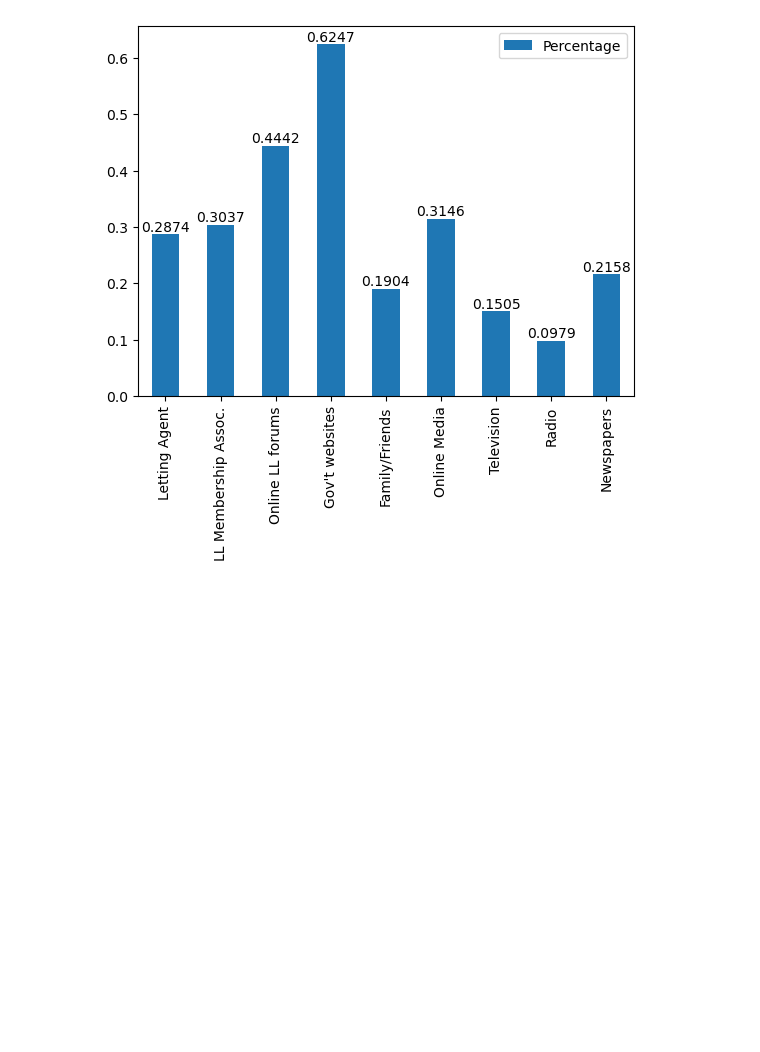
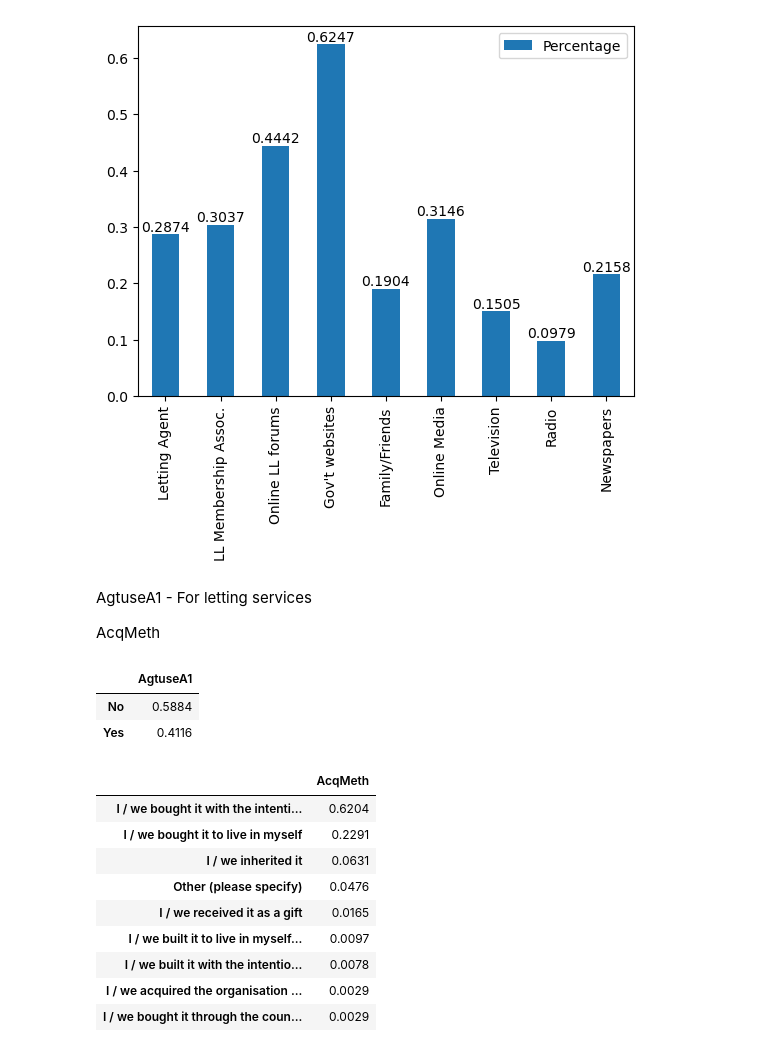
Before and after one commit to sam-hatley/landlord-data, a Jupyter notebook: exploration.ipynb, the cells around one changed output. Saved outputs shown, nothing was run; the diff lists cells and outputs as text; code cells hidden in the pictures; blank space fills up the shorter version.

Commit message:
Purchase reason/letting agent

```diff
--- a/exploration.ipynb
+++ b/exploration.ipynb
@@ -4,7 +4,7 @@
 import pandas as pd
 import numpy as np
 # %%
-df = pd.read_spss("./Data/private_landlord_survey/UKDA-8455-spss/spss/spss24/epls_2018_forarchive.sav")
+df = pd.read_spss("./Data/private_landlord_survey/UKDA-8455-spss/spss/epls_2018_forarchive.sav")
 # %%
 df = df[["serial_2", # Unique Identifier
         "LLeth2cat", # LL ethnicity
@@ -105,8 +105,9 @@ df = df[["serial_2", # Unique Identifier
         "TaxB307",
         "EPCEFG", # Any props. w/ EPC rating E, F or G
         "EPCE", # Awareness: EPC requirements
-        "LetReq03"] # Requirement: EPC Certificate]
-]
+        "LetReq03", # Requirement: EPC Certificate
+        "AcqMeth" # How acquire first property
+]]
 
 df["serial_2"] = df["serial_2"].astype("int")
 # %% [markdown]
@@ -734,3 +735,26 @@ ax.bar_label(ax.containers[0])
  Text(0, 0, '0.0979'),
  Text(0, 0, '0.2158')]
 [figure]
+# %% [markdown]
+AgtuseA1 - For letting services
+
+AcqMeth
+# %%
+get_stats(tgt_mkt, "AgtuseA1")
+# %% [output]
+|  | AgtuseA1 |
+| No | 0.5884 |
+| Yes | 0.4116 |
+# %%
+get_stats(tgt_mkt, "AcqMeth")
+# %% [output]
+|  | AcqMeth |
+| I / we bought it with the intenti... | 0.6204 |
+| I / we bought it to live in myself | 0.2291 |
+| I / we inherited it | 0.0631 |
+| Other (please specify) | 0.0476 |
+| I / we received it as a gift | 0.0165 |
+| I / we built it to live in myself... | 0.0097 |
+| I / we built it with the intentio... | 0.0078 |
+| I / we acquired the organisation ... | 0.0029 |
+| I / we bought it through the coun... | 0.0029 |
```
Also changed, not shown: parts of 1 cell of this notebook, 1 other file.
